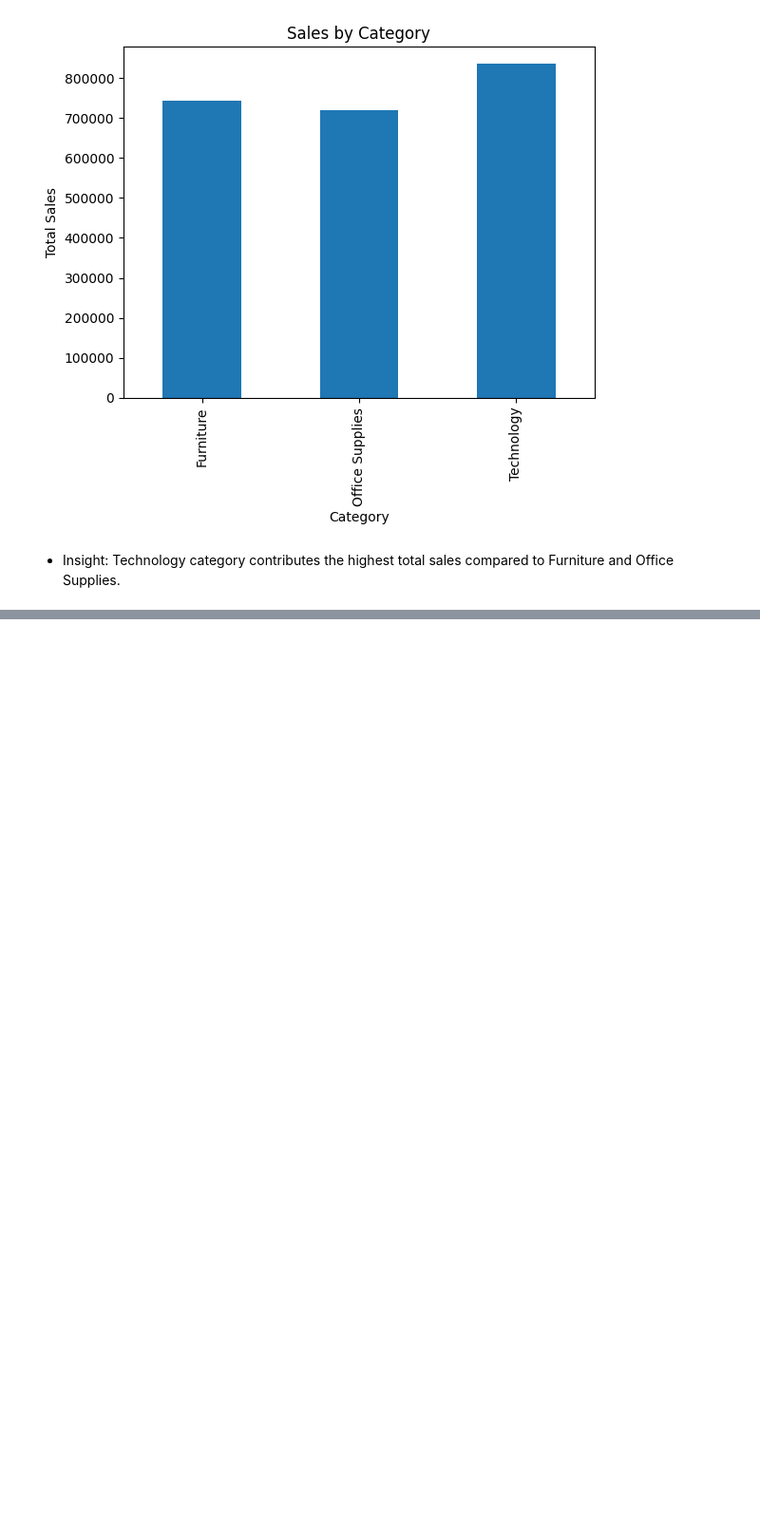
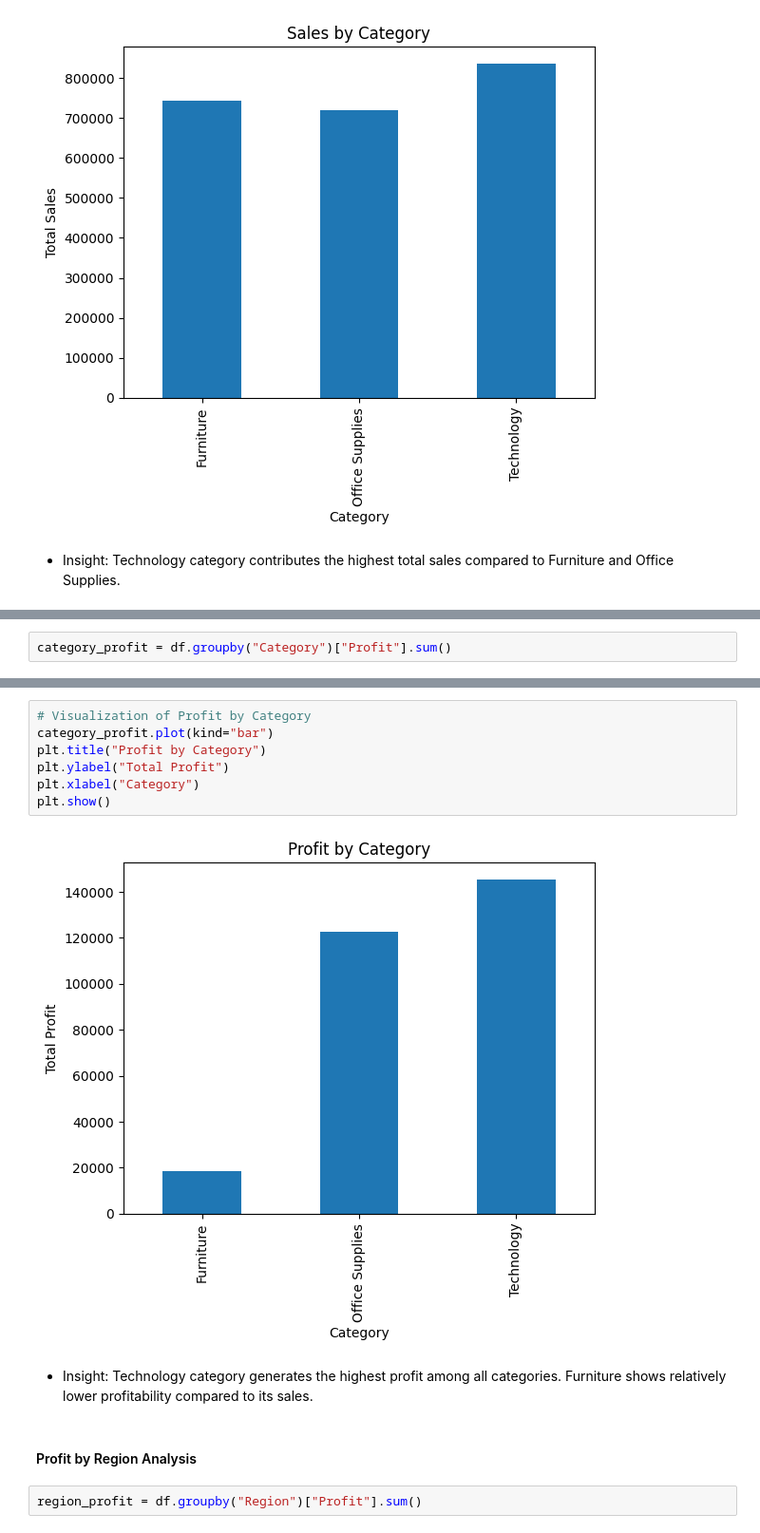
Before and after one commit to VarshaNayak18/retail-sales-analysis, a Jupyter notebook: notebooks/sales_analysis.ipynb, the cells around one changed output, grey strips where cells are left out. Shown at 95% size. Cells and saved outputs as stored; diff of their text form; blank space fills up the shorter version.

Commit message:
Added Profit Analysis

```diff
--- a/notebooks/sales_analysis.ipynb
+++ b/notebooks/sales_analysis.ipynb
@@ -166,0 +171,2 @@ plt.show()
+# %%
+category_profit = df.groupby("Category")["Profit"].sum()
@@ -166,0 +181,16 @@ plt.show()
+# %%
+# Visualization of Profit by Category
+category_profit.plot(kind="bar")
+plt.title("Profit by Category")
+plt.ylabel("Total Profit")
+plt.xlabel("Category")
+plt.show()
+# %% [output]
+[figure, added]
+# %% [markdown]
+* Insight: Technology category generates the highest profit among all categories.
+Furniture shows relatively lower profitability compared to its sales.
+# %% [markdown]
+#### Profit by Region Analysis
+# %%
+region_profit = df.groupby("Region")["Profit"].sum()
```
Also changed, not shown: parts of 11 cells of this notebook.
